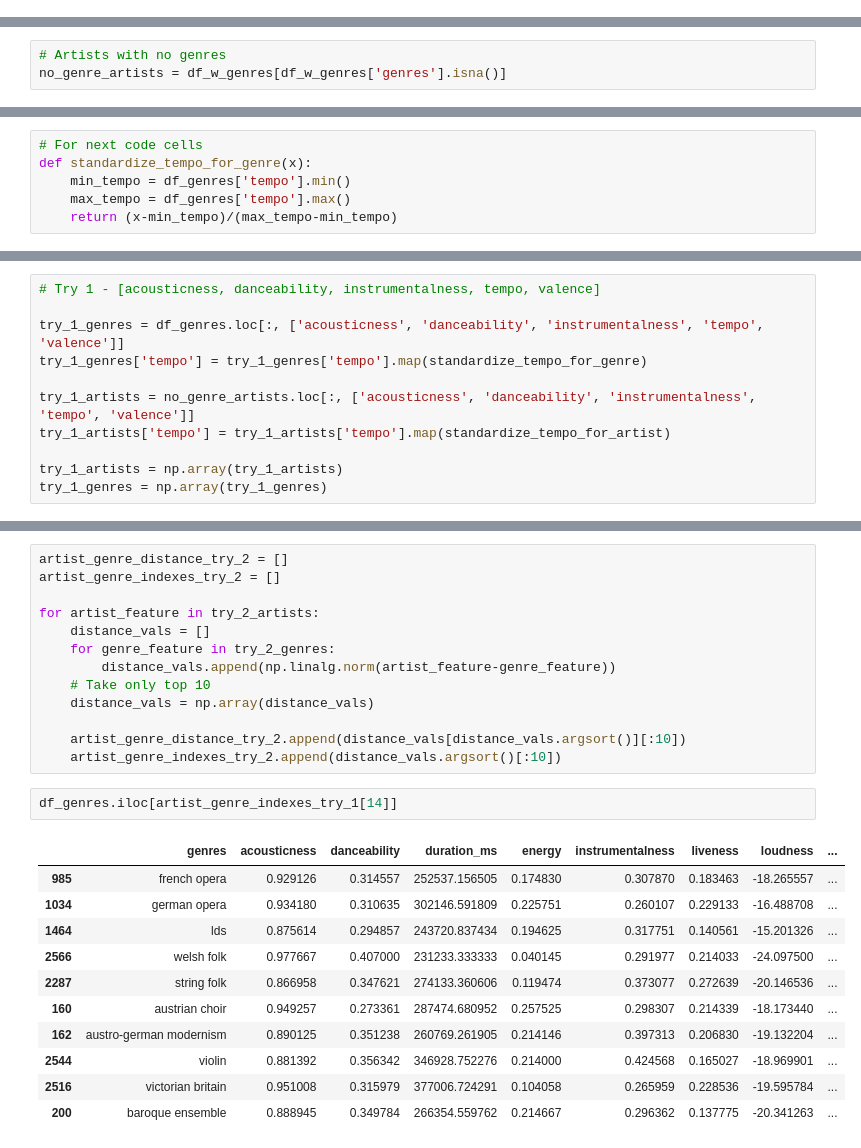
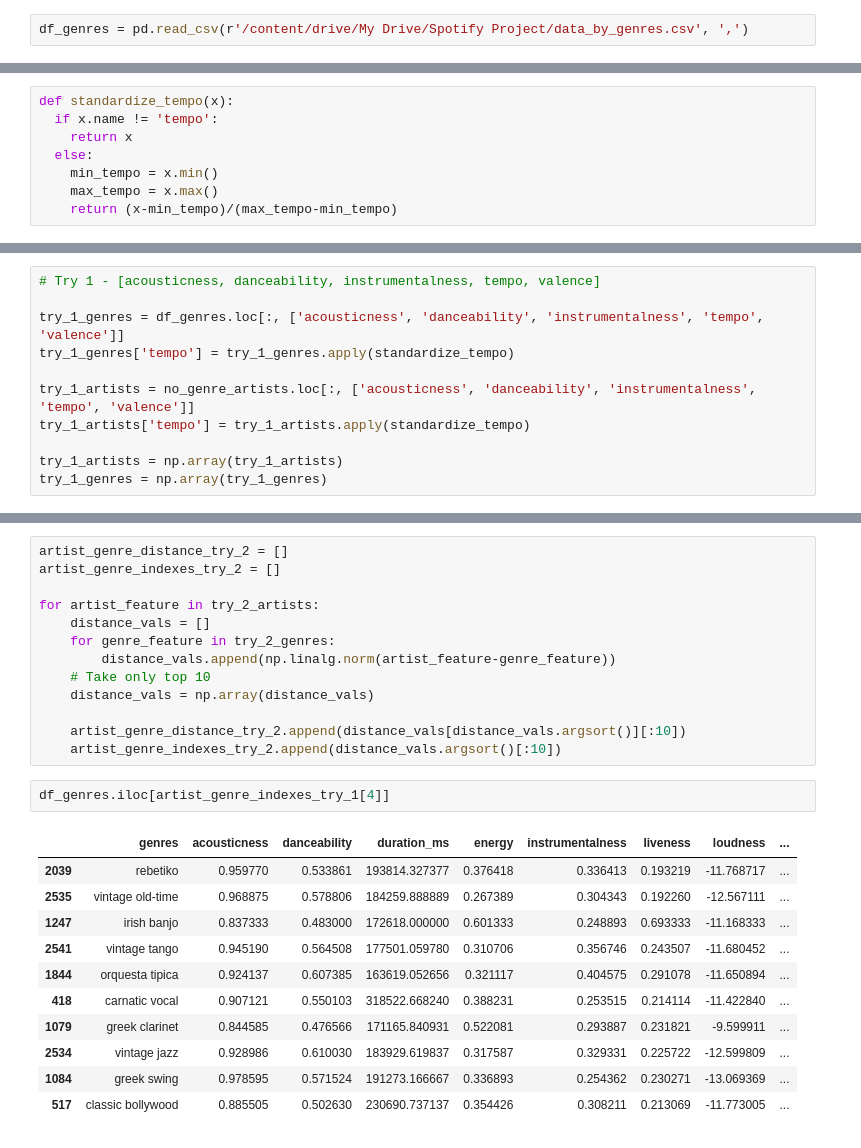
Before and after one commit to agastya1995/Spotify_Analysis, a Jupyter notebook: predicting_genres.ipynb, the cells around one changed output, grey strips where cells are left out. Drawn from its saved outputs; the diff is of its cells as text.

Commit message:
Combined genres and training df

```diff
--- a/predicting_genres.ipynb
+++ b/predicting_genres.ipynb
@@ -13 +16,3 @@ df_w_genres.drop('Unnamed: 0', axis=1, inplace=True)
+# %%
+df_genres = pd.read_csv(r'/content/drive/My Drive/Spotify Project/data_by_genres.csv', ',')
 # %%
@@ -21,3 +30,0 @@ df_w_genres['genres'] = df_w_genres['genres'].map(lambda x: np.nan if len(x) ==
-# %%
-# Artists with no genres
-no_genre_artists = df_w_genres[df_w_genres['genres'].isna()]
@@ -74,6 +58,8 @@ df_genres.corr()[abs(df_genres.corr())>(.7)]
 # %%
-# For next code cells
-def standardize_tempo_for_genre(x):
-    min_tempo = df_genres['tempo'].min()
-    max_tempo = df_genres['tempo'].max()
+def standardize_tempo(x):
+  if x.name != 'tempo':
+    return x
+  else:
+    min_tempo = x.min()
+    max_tempo = x.max()
     return (x-min_tempo)/(max_tempo-min_tempo)
@@ -86,10 +70,10 @@ def standardize_tempo_for_artist(x):
 # Try 1 - [acousticness, danceability, instrumentalness, tempo, valence]
 
 try_1_genres = df_genres.loc[:, ['acousticness', 'danceability', 'instrumentalness', 'tempo', 'valence']]
-try_1_genres['tempo'] = try_1_genres['tempo'].map(standardize_tempo_for_genre)
+try_1_genres['tempo'] = try_1_genres.apply(standardize_tempo)
 
 try_1_artists = no_genre_artists.loc[:, ['acousticness', 'danceability', 'instrumentalness', 'tempo', 'valence']]
-try_1_artists['tempo'] = try_1_artists['tempo'].map(standardize_tempo_for_artist)
+try_1_artists['tempo'] = try_1_artists.apply(standardize_tempo)
 
 try_1_artists = np.array(try_1_artists)
 try_1_genres = np.array(try_1_genres)
@@ -165,16 +151,16 @@ for artist_feature in try_2_artists:
     artist_genre_distance_try_2.append(distance_vals[distance_vals.argsort()][:10])
     artist_genre_indexes_try_2.append(distance_vals.argsort()[:10])
 # %%
-df_genres.iloc[artist_genre_indexes_try_1[14]]
+df_genres.iloc[artist_genre_indexes_try_1[4]]
 # %% [output]
 |  | genres | acousticness | danceability | duration_ms | energy | instrumentalness | liveness | loudness | ... |
-| 985 | french opera | 0.929126 | 0.314557 | 252537.156505 | 0.174830 | 0.307870 | 0.183463 | -18.265557 | ... |
-| 1034 | german opera | 0.934180 | 0.310635 | 302146.591809 | 0.225751 | 0.260107 | 0.229133 | -16.488708 | ... |
-| 1464 | lds | 0.875614 | 0.294857 | 243720.837434 | 0.194625 | 0.317751 | 0.140561 | -15.201326 | ... |
-| 2566 | welsh folk | 0.977667 | 0.407000 | 231233.333333 | 0.040145 | 0.291977 | 0.214033 | -24.097500 | ... |
-| 2287 | string folk | 0.866958 | 0.347621 | 274133.360606 | 0.119474 | 0.373077 | 0.272639 | -20.146536 | ... |
-| 160 | austrian choir | 0.949257 | 0.273361 | 287474.680952 | 0.257525 | 0.298307 | 0.214339 | -18.173440 | ... |
-| 162 | austro-german modernism | 0.890125 | 0.351238 | 260769.261905 | 0.214146 | 0.397313 | 0.206830 | -19.132204 | ... |
-| 2544 | violin | 0.881392 | 0.356342 | 346928.752276 | 0.214000 | 0.424568 | 0.165027 | -18.969901 | ... |
-| 2516 | victorian britain | 0.951008 | 0.315979 | 377006.724291 | 0.104058 | 0.265959 | 0.228536 | -19.595784 | ... |
-| 200 | baroque ensemble | 0.888945 | 0.349784 | 266354.559762 | 0.214667 | 0.296362 | 0.137775 | -20.341263 | ... |
+| 2039 | rebetiko | 0.959770 | 0.533861 | 193814.327377 | 0.376418 | 0.336413 | 0.193219 | -11.768717 | ... |
+| 2535 | vintage old-time | 0.968875 | 0.578806 | 184259.888889 | 0.267389 | 0.304343 | 0.192260 | -12.567111 | ... |
+| 1247 | irish banjo | 0.837333 | 0.483000 | 172618.000000 | 0.601333 | 0.248893 | 0.693333 | -11.168333 | ... |
+| 2541 | vintage tango | 0.945190 | 0.564508 | 177501.059780 | 0.310706 | 0.356746 | 0.243507 | -11.680452 | ... |
+| 1844 | orquesta tipica | 0.924137 | 0.607385 | 163619.052656 | 0.321117 | 0.404575 | 0.291078 | -11.650894 | ... |
+| 418 | carnatic vocal | 0.907121 | 0.550103 | 318522.668240 | 0.388231 | 0.253515 | 0.214114 | -11.422840 | ... |
+| 1079 | greek clarinet | 0.844585 | 0.476566 | 171165.840931 | 0.522081 | 0.293887 | 0.231821 | -9.599911 | ... |
+| 2534 | vintage jazz | 0.928986 | 0.610030 | 183929.619837 | 0.317587 | 0.329331 | 0.225722 | -12.599809 | ... |
+| 1084 | greek swing | 0.978595 | 0.571524 | 191273.166667 | 0.336893 | 0.254362 | 0.230271 | -13.069369 | ... |
+| 517 | classic bollywood | 0.885505 | 0.502630 | 230690.737137 | 0.354426 | 0.308211 | 0.213069 | -11.773005 | ... |
```
Also changed, not shown: parts of 54 cells of this notebook.
